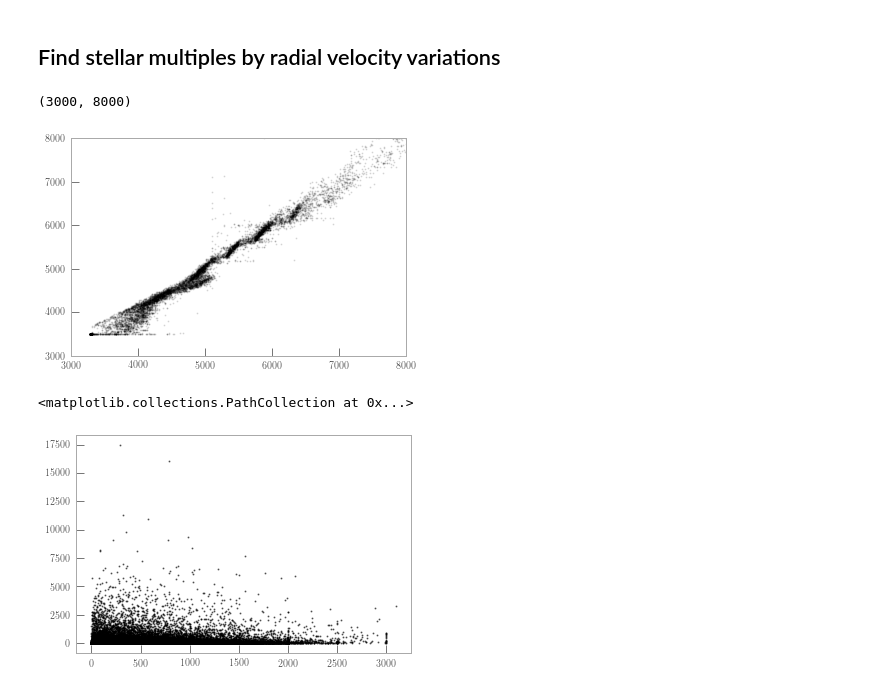
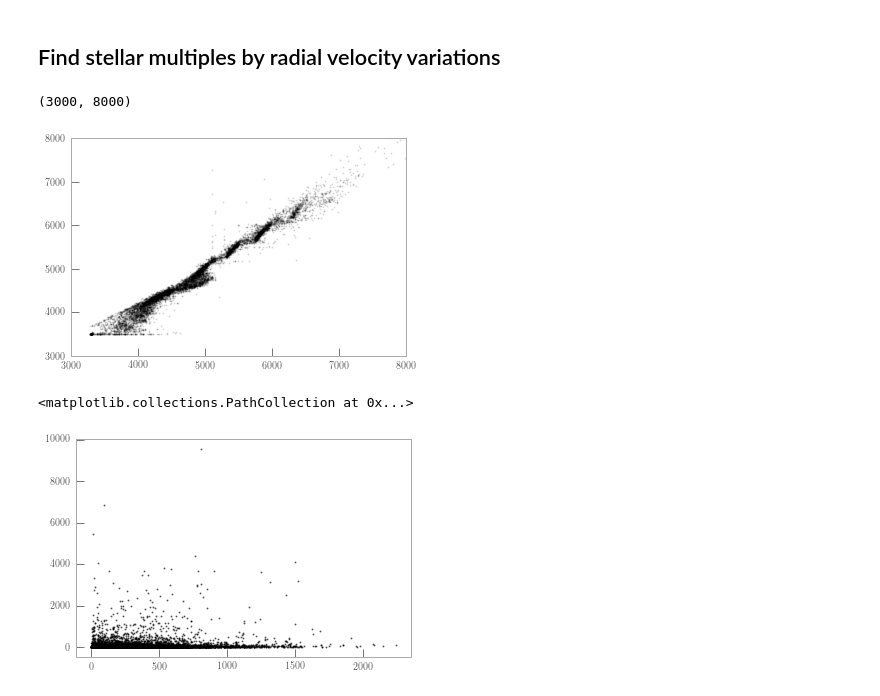
Before and after one commit to andycasey/velociraptor, a Jupyter notebook: notebooks/sb1.ipynb, the cells around one changed output. Saved outputs shown, nothing was run; the diff lists cells and outputs as text; code cells hidden in the pictures.

```diff
--- a/notebooks/sb1.ipynb
+++ b/notebooks/sb1.ipynb
@@ -14,7 +15,7 @@ import velociraptor
 
 %matplotlib inline
 # %%
-sources = velociraptor.load_gaia_sources("../data/rv-all.fits")
+sources = velociraptor.load_gaia_sources("../data/rv-all-subset-1e4.fits")
 # %%
 ridx = np.random.choice(len(sources), 10000, False)
 fig, ax = plt.subplots()
@@ -25,17 +26,18 @@ ax.set_xlim(3000, 8000)
 ax.set_ylim(3000, 8000)
 # %% [output]
 (3000, 8000)
-[figure, old version]
+[figure, new version]
 # %%
-ridx = np.random.choice(len(sources), 100000, False)
+#ridx = np.random.choice(len(sources), 100000, False)
+ridx = np.ones(len(sources), dtype=bool)
 
 sources["rv_diff_template_teff"] = np.abs(
     sources["rv_template_teff"] - sources["approx_teff_from_bp_rp"])
 
 fig, ax = plt.subplots()
 ax.scatter(sources["rv_diff_template_teff"][ridx],
            sources["rv_single_epoch_variance"][ridx],
            s=1, alpha=0.5, c="k")
 # %% [output]
 <matplotlib.collections.PathCollection at 0x...>
-[figure, old version]
+[figure, new version]
```
Also changed, not shown: parts of 8 cells of this notebook, 10 other files.
